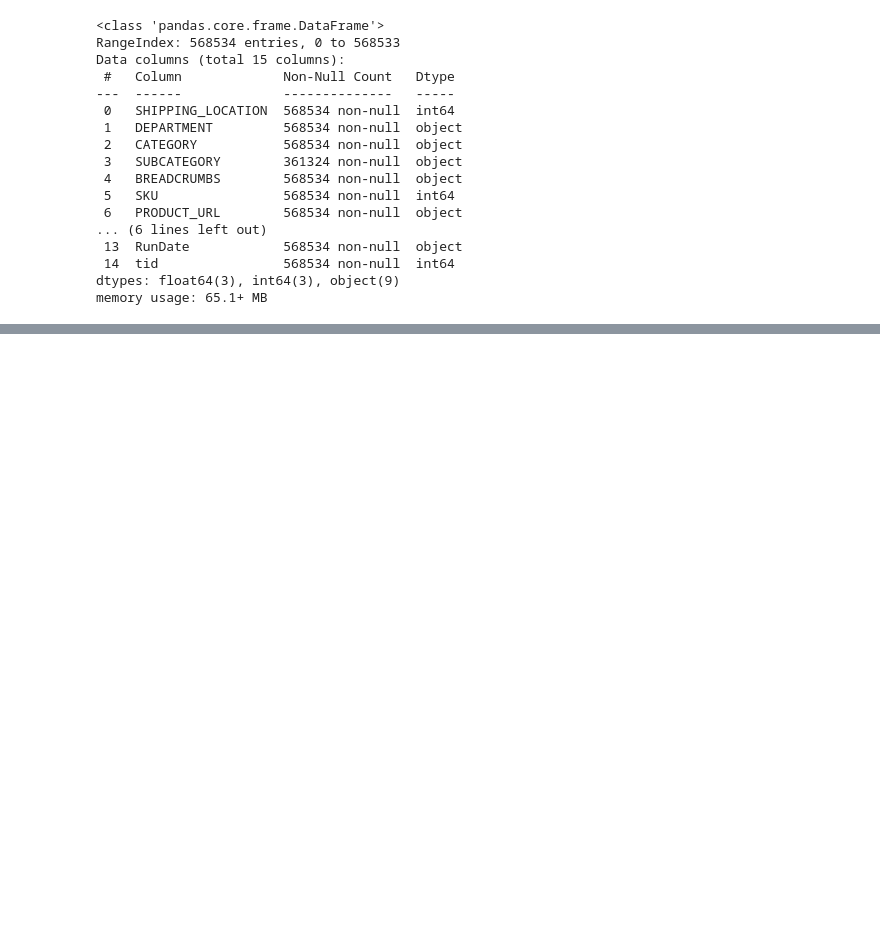
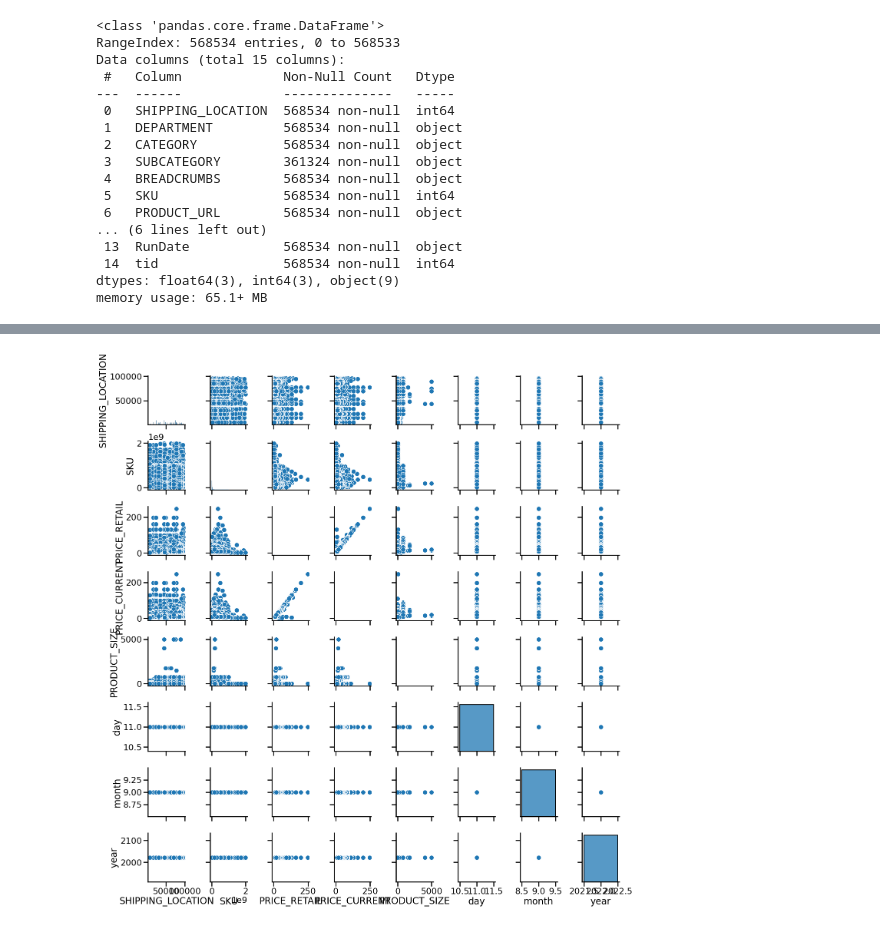
Before and after one commit to waleedgul92/6th-Semester-Material-FAST-NU, a Jupyter notebook: price-of-product-wallmart.ipynb, the cells around one changed output, grey strips where cells are left out. Saved outputs shown, nothing was run; the diff lists cells and outputs as text; code cells hidden in the pictures; blank space fills up the shorter version.

```diff
--- a/price-of-product-wallmart.ipynb
+++ b/price-of-product-wallmart.ipynb
@@ -115,2 +256,10 @@ df.describe()
 # %%
-df.drop_duplicates(inplace=True)
+df.drop("tid",axis=1,inplace=True)
+# %%
+df["RunDate"]=pd.to_datetime(df["RunDate"]) # from object to date time
+df["day"] = df["RunDate"].map(lambda x: x.day) # extract day
+df["month"] =df["RunDate"].map(lambda x: x.month) # extract month
+df["year"] = df["RunDate"].map(lambda x: x.year) # extract year
+df["Date"]=df["RunDate"].dt.date # Get day
+df.drop(  "RunDate" ,axis=1,inplace=True)
+df.head(5)
@@ -116,0 +273,5 @@ df.drop_duplicates(inplace=True)
+# %%
+sns.pairplot(df)
+plt.show()
+# %% [output]
+[figure, added]
```
Also changed, not shown: parts of 82 cells of this notebook.
